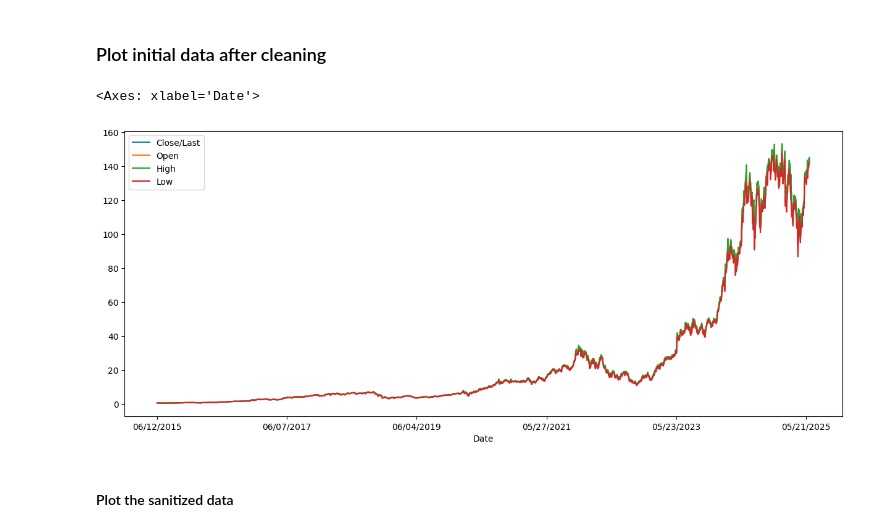
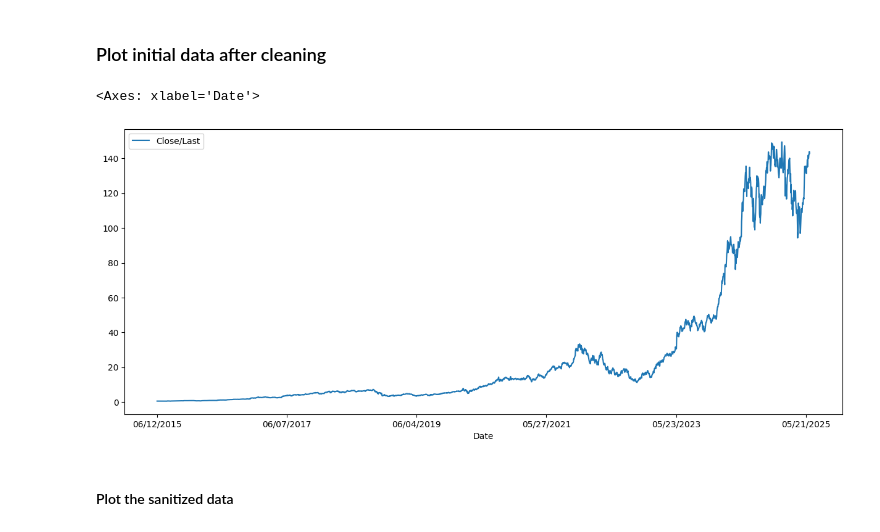
Before and after one commit to aboodmm/stock-price-forecast, a Jupyter notebook: forecast.ipynb, the cells around one changed output. Cells and saved outputs as stored; diff of their text form; code cells hidden in the pictures.

Commit message:
remove extra columns from plot

```diff
--- a/forecast.ipynb
+++ b/forecast.ipynb
@@ -19,12 +19,12 @@ df = df.iloc[::-1]
 # %% [markdown]
 ### Plot initial data after cleaning
 # %%
-plotdf = df.drop(["Volume"], axis=1)
+plotdf = df.drop(["Volume", "Open", "High", "Low"], axis=1)
 
 plotdf.plot(x="Date", figsize=(15, 6))
 # %% [output]
 <Axes: xlabel='Date'>
-[figure, old version]
+[figure, new version]
 # %% [markdown]
 #### Plot the sanitized data
 # %%
```
